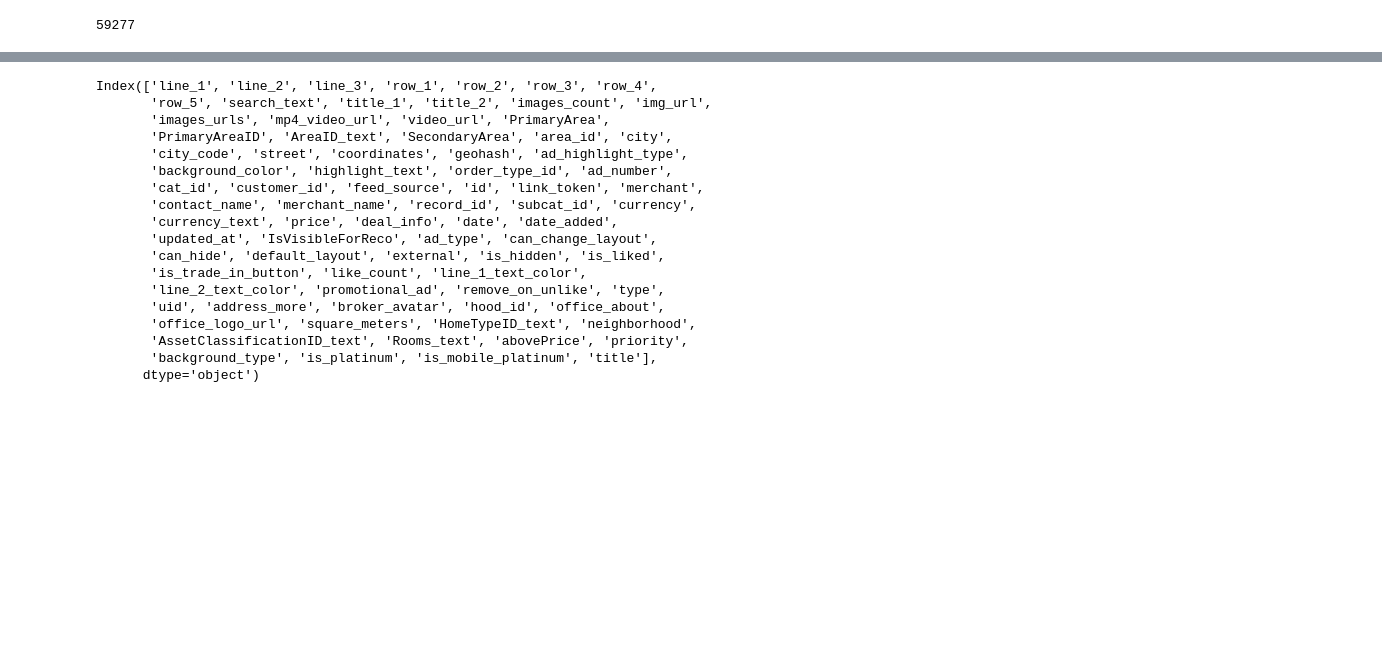
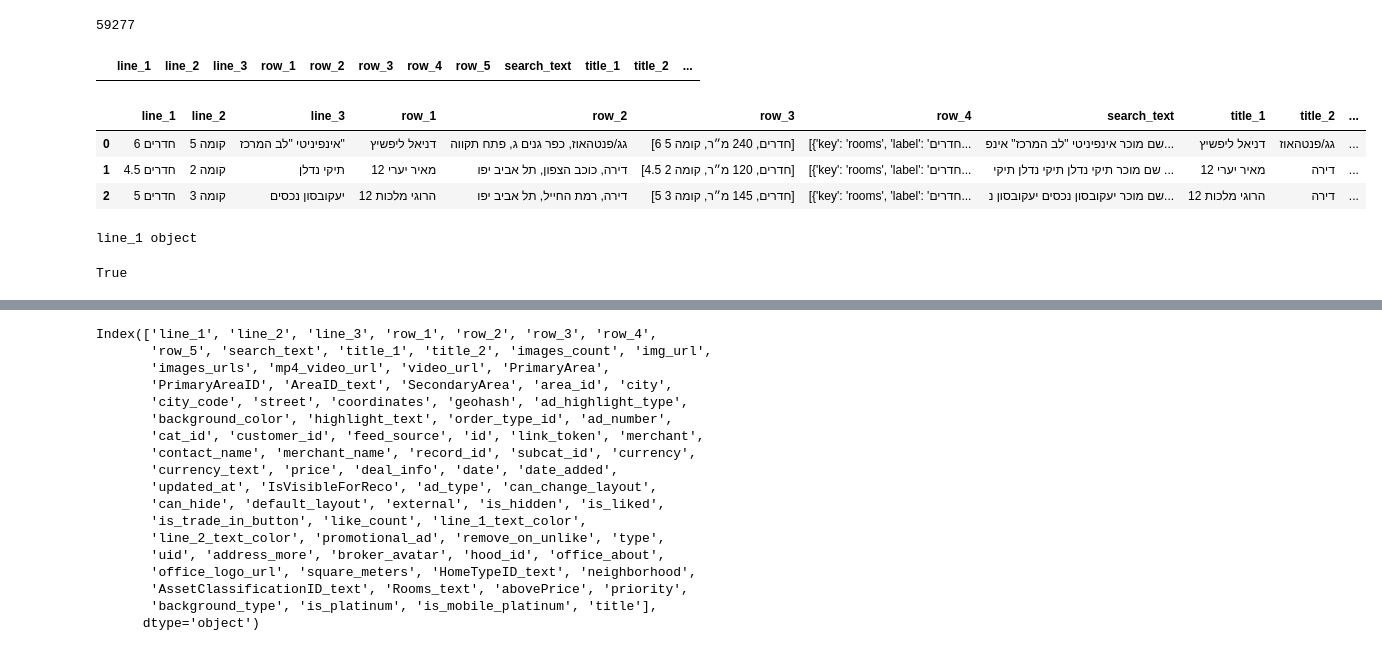
Before and after one commit to lidoraz/realestate, a Jupyter notebook: yad2_api_test.ipynb, the cells around one changed output, grey strips where cells are left out. Drawn from its saved outputs; the diff is of its cells as text; code cells hidden in the pictures; blank space fills up the shorter version.

```diff
--- a/yad2_api_test.ipynb
+++ b/yad2_api_test.ipynb
@@ -114,4 +114,25 @@ con = sqlite3.connect('yad2.db')
 df_price.to_sql(name='history', con=con, if_exists='append', index=False)
 # %% [output]
 59277
+# %%
+df_big_org.sample(0)
+# %% [output]
+|  | line_1 | line_2 | line_3 | row_1 | row_2 | row_3 | row_4 | row_5 | search_text | title_1 | title_2 | ... |
+# %%
+df_big_org[:3].drop(columns=redundant_cols)
+# %% [output]
+|  | line_1 | line_2 | line_3 | row_1 | row_2 | row_3 | row_4 | search_text | title_1 | title_2 | ... |
+| 0 | 6 חדרים | קומה 5 | אינפיניטי "לב המרכז" | דניאל ליפשיץ | גג/פנטהאוז, כפר גנים ג, פתח תקווה | [6 חדרים, 240 מ״ר, קומה 5] | [{'key': 'rooms', 'label': 'חדרים... | שם מוכר אינפיניטי "לב המרכז" אינפ... | דניאל ליפשיץ | גג/פנטהאוז | ... |
+| 1 | 4.5 חדרים | קומה 2 | תיקי נדלן | מאיר יערי 12 | דירה, כוכב הצפון, תל אביב יפו | [4.5 חדרים, 120 מ״ר, קומה 2] | [{'key': 'rooms', 'label': 'חדרים... | שם מוכר תיקי נדלן תיקי נדלן תיקי ... | מאיר יערי 12 | דירה | ... |
+| 2 | 5 חדרים | קומה 3 | יעקובסון נכסים | הרוגי מלכות 12 | דירה, רמת החייל, תל אביב יפו | [5 חדרים, 145 מ״ר, קומה 3] | [{'key': 'rooms', 'label': 'חדרים... | שם מוכר יעקובסון נכסים יעקובסון נ... | הרוגי מלכות 12 | דירה | ... |
+# %%
+for col, dtype in df_big_org.dtypes.items():
+    if dtype == 'object':
+        df_big_org[col] = df_big_org[col].astype(str)
+# %% [output]
+line_1 object
+# %%
+dtype == 'object'
+# %% [output]
+True
 # %%
```
Also changed, not shown: parts of 7 cells of this notebook, 6 other files.
